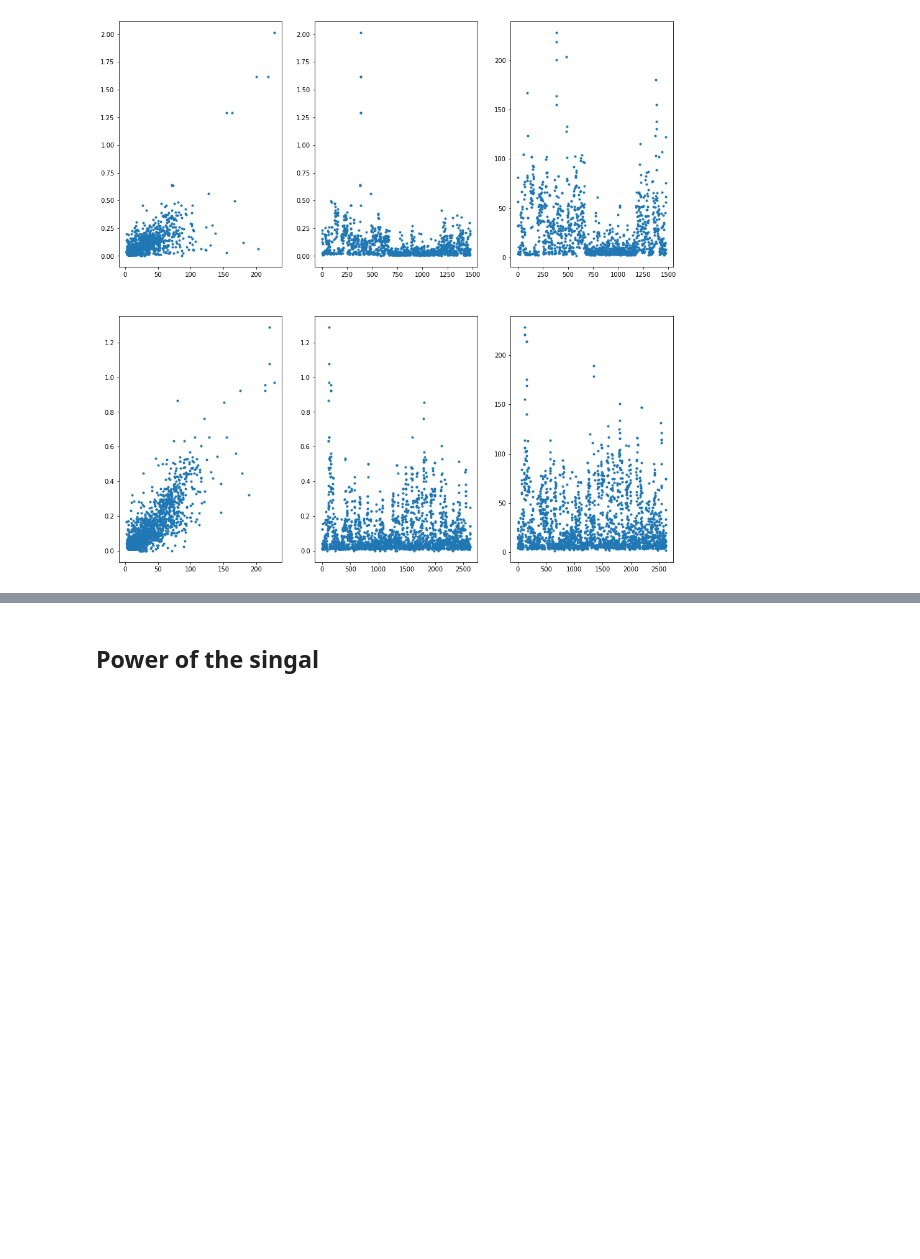
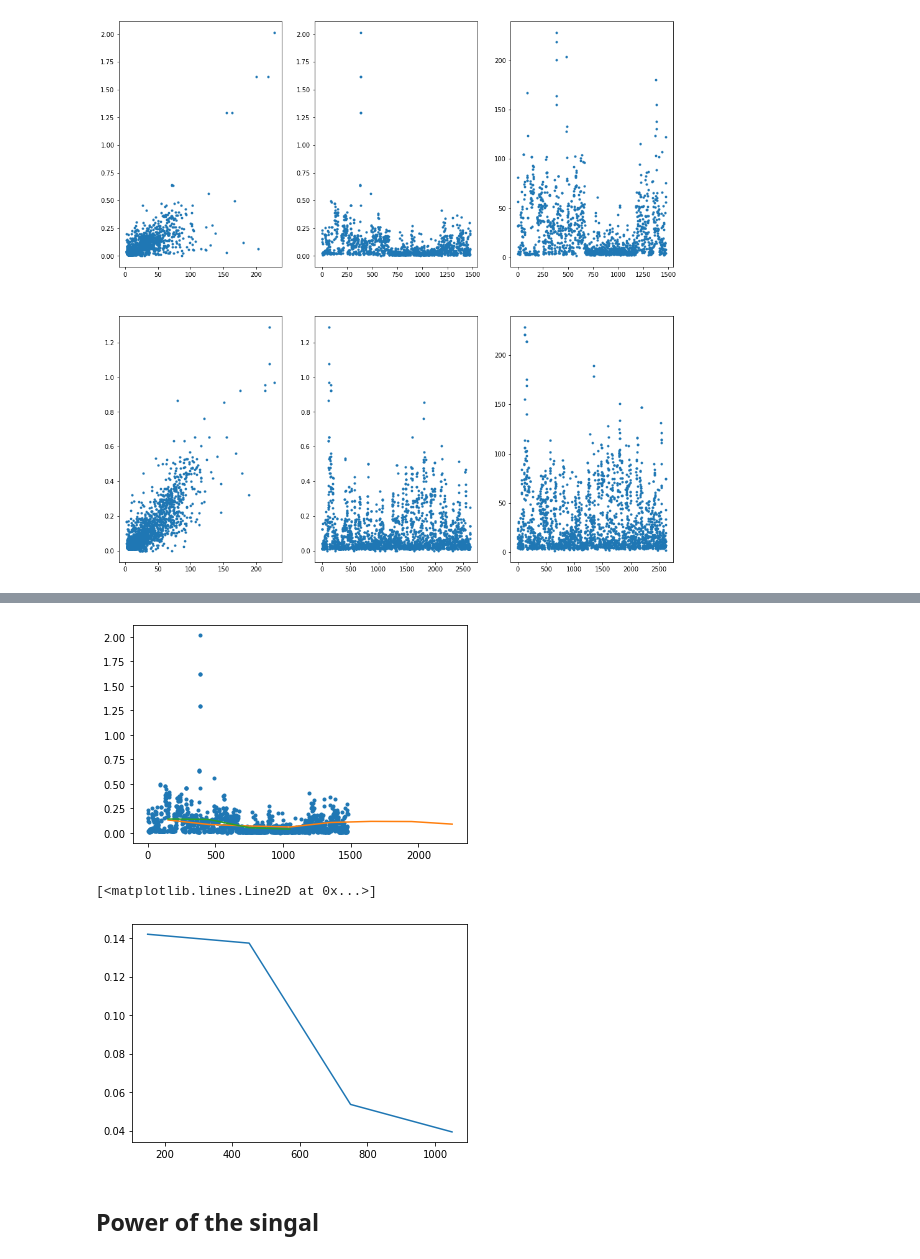
Before and after one commit to namiyousef/Kin-Keepers, a Jupyter notebook: Anomaly Detection in Significant Movements/AnomalyDetection_3_Problem_1.ipynb, the cells around one changed output, grey strips where cells are left out. Drawn from its saved outputs; the diff is of its cells as text; code cells hidden in the pictures; blank space fills up the shorter version.

```diff
--- a/Anomaly Detection in Significant Movements/AnomalyDetection_3_Problem_1.ipynb
+++ b/Anomaly Detection in Significant Movements/AnomalyDetection_3_Problem_1.ipynb
@@ -296,9 +297,51 @@ plt.plot(x,averages[:,0],linewidth = 2)
-# %%
-class moving_avg:
-    def __init__(self,df,time_window = 2):
-        pass
-
-# not convinced of this method? You can't even measure hours because the data that you have is less than 1 hr rn..
+# %%
+class moving_avg:
+
+    def __init__(self,df,time_index = 60,weight = 0):
+        # note: would like to change class such that later, time_index could be calculated from datetime
+        self.df = df
+        self.time_index = time_index
+        self.weight = weight #for right skewed data, gives a weight to values greater than the median
+
+    def average(self):
+        count = self.time_index
+        averages = []
+        x = []
+        index = 0
+        prev_count = 0
+        while count < self.df.shape[0]:
+            df_temp = self.df.iloc[prev_count:count]
+            averages.append([df_temp.accTotal.mean(),df_temp.gyrTotal.mean()])
+            x.append(count-self.time_index/2)
+
+            index+=1
+            prev_count = count
+            count+= self.time_index
+
+        averages = np.asarray(averages).reshape(-2,2)
+        return x,averages
+
+
+
+# not convinced of this method? You can't even measure hours because the data that you have is less than 1 hr rn..
+
+average = moving_avg(df_train,time_index = 300)
+x,Y = average.average()
+
+plt.plot(df_test.index,df_test.accTotal,'.')
+plt.plot(x,Y[:,0])
+
+average = moving_avg(df_test,time_index = 300)
+x,Y = average.average()
+plt.plot(x,Y[:,0])
+
+plt.show()
+
+plt.plot(x,Y[:,0])
+# %% [output]
+[figure, added]
+[<matplotlib.lines.Line2D at 0x...>]
+[figure, added]
 # %% [markdown]
 ## Power of the singal
 # %%
```
Also changed, not shown: parts of 11 cells of this notebook.
